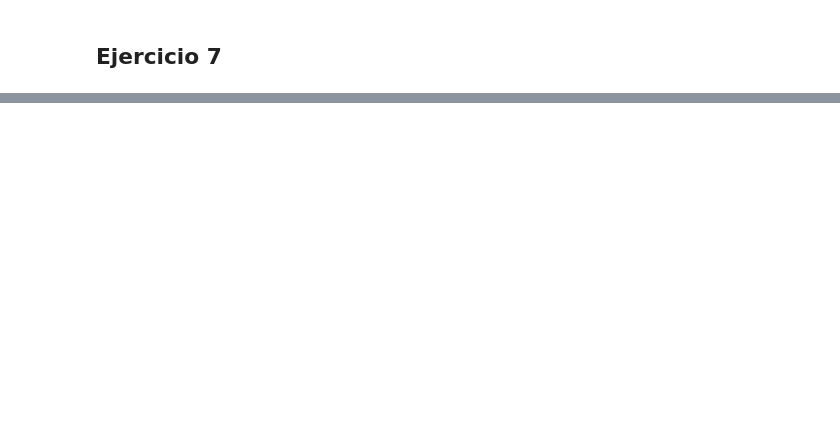
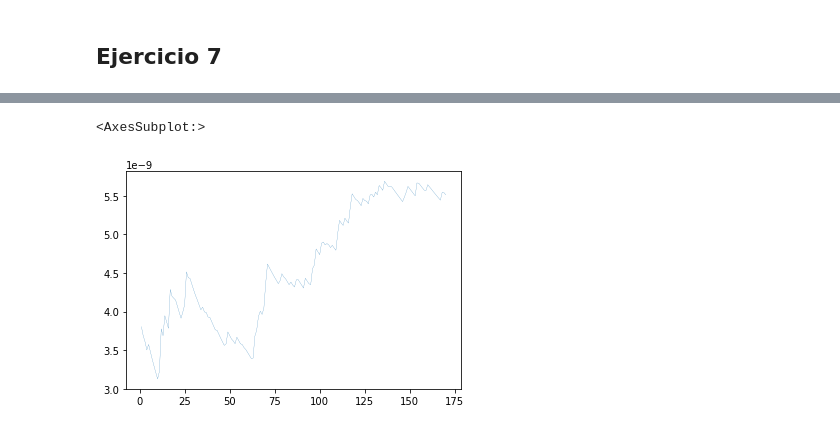
Before and after one commit to Ludvins/Practicas_CN, a Jupyter notebook: Ejercicios MonteCarlo.ipynb, the cells around one changed output, grey strips where cells are left out. Cells and saved outputs as stored; diff of their text form; code cells hidden in the pictures; blank space fills up the shorter version.

```diff
--- a/Ejercicios MonteCarlo.ipynb
+++ b/Ejercicios MonteCarlo.ipynb
@@ -234,20 +234,18 @@ $$
 Definimos una generalización del método de *importance sampling* donde se puede pasar cualquier función de densidad que se quiera utilizar como argumento a la función.
 # %%
 def importance_sampling_cum(f, generative, density, samples=10000, alpha = 0.005, offset=0):
-    x = generative(x)
+    x = generative(samples)
     y = f(x)/[density(a) for a in x]
-
     # Establecemos la sucesión de puntos
     size = np.arange(start = 1, stop = samples+1, step = 1)
-
     # Calculamos la media de h progresivamente en todos los puntos
     media = np.cumsum(y) / size
-
     # Calculamos el valor z_alpha para el intervalo de confianza
     z_alpha = norm.ppf(1-alpha/2)
 
     # Calculamos la varianza
     s2 = (y - media) * (y - media)
+
     s2[1:] = np.cumsum(s2)[1:]/size[0:-1]
 
     # Calculamos el intervalo de confianza
@@ -364,3 +380,6 @@ plt.show()
 # %% [markdown]
 ## Ejercicio 7
+# %%
+g = lambda x: expon.rvs(1,1, x) + 4.5
+d = lambda x: np.exp(x - 4.5)
 # %%
@@ -370,0 +395,5 @@ media, ic = importance_sampling(f, generative, density, samples=samples + offset
+# %%
+sns.lineplot(x = np.arange(start = 1, stop = len(media)+1, step = 1), y = media, lw=.2)
+# %% [output]
+<AxesSubplot:>
+[figure, added]
```
Also changed, not shown: parts of 6 cells of this notebook.
